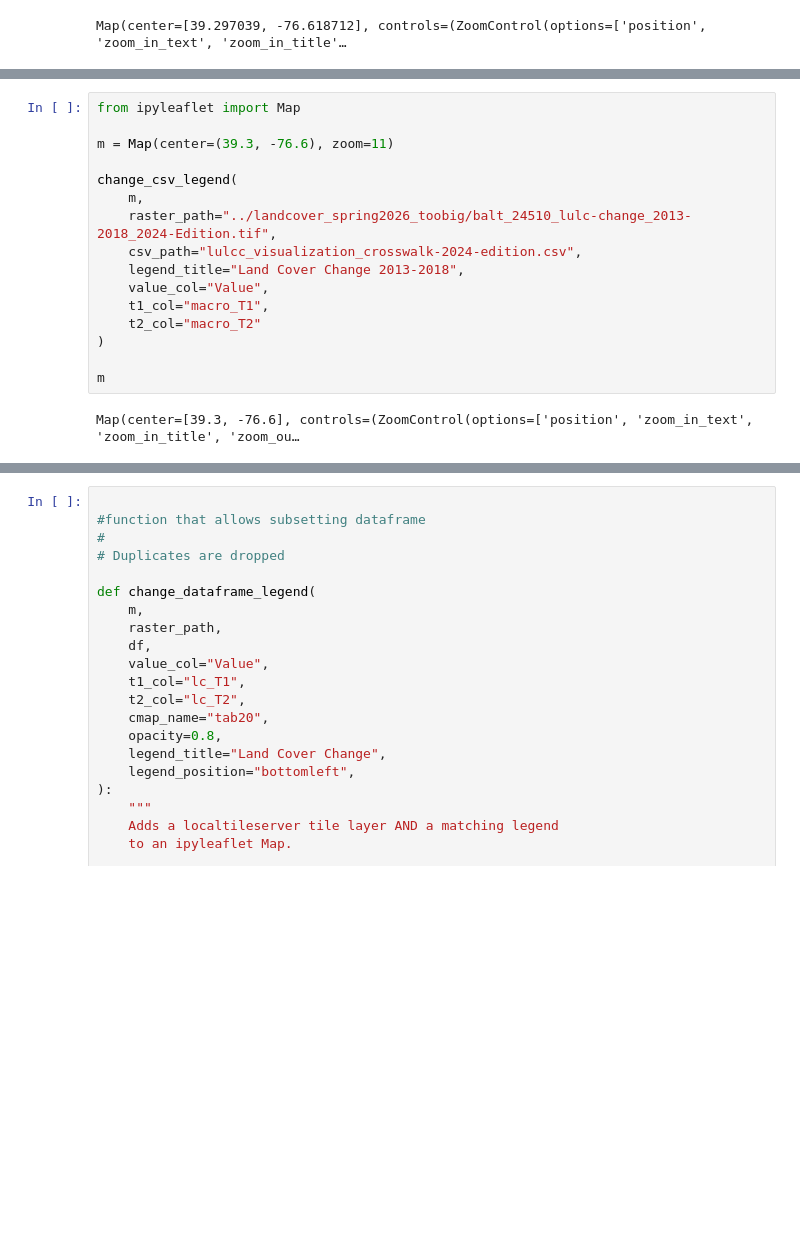
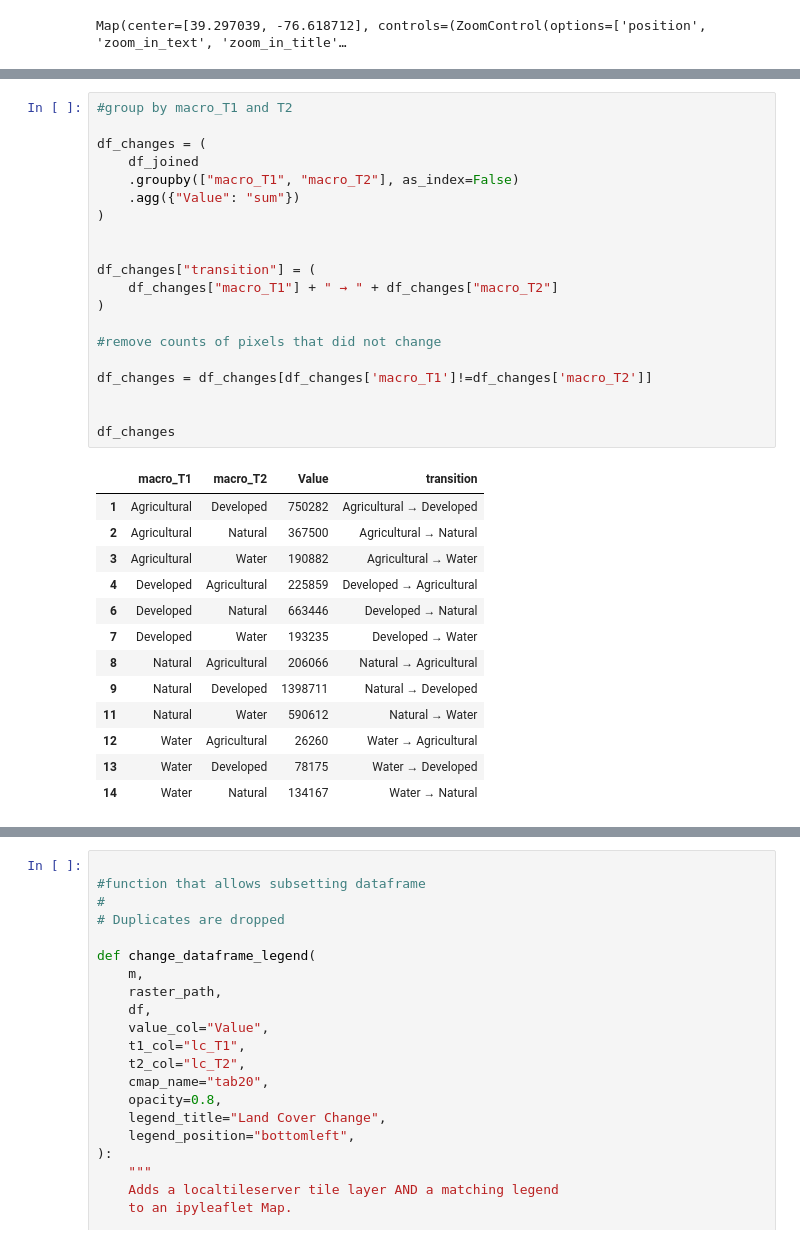
Before and after one commit to mosiahmaddox-tech/landcover_spring2026, a Jupyter notebook: landcover_01.ipynb, the cells around one changed output, grey strips where cells are left out. Saved outputs shown, nothing was run; the diff lists cells and outputs as text; blank space fills up the shorter version.

```diff
--- a/landcover_01.ipynb
+++ b/landcover_01.ipynb
@@ -149,18 +102,34 @@ def change_csv_legend(
 # %%
-from ipyleaflet import Map
+#group by macro_T1 and T2
 
-m = Map(center=(39.3, -76.6), zoom=11)
-
-change_csv_legend(
-    m,
-    raster_path="../landcover_spring2026_toobig/balt_24510_lulc-change_2013-2018_2024-Edition.tif",
-    csv_path="lulcc_visualization_crosswalk-2024-edition.csv",
-    legend_title="Land Cover Change 2013-2018",
-    value_col="Value",
-    t1_col="macro_T1",
-    t2_col="macro_T2"
+df_changes = (
+    df_joined
+    .groupby(["macro_T1", "macro_T2"], as_index=False)
+    .agg({"Value": "sum"})
 )
 
-m
+
+df_changes["transition"] = (
+    df_changes["macro_T1"] + " → " + df_changes["macro_T2"]
+)
+
+#remove counts of pixels that did not change
+
+df_changes = df_changes[df_changes['macro_T1']!=df_changes['macro_T2']]
+
+
+df_changes
 # %% [output]
-Map(center=[39.3, -76.6], controls=(ZoomControl(options=['position', 'zoom_in_text', 'zoom_in_title', 'zoom_ou…
+|  | macro_T1 | macro_T2 | Value | transition |
+| 1 | Agricultural | Developed | 750282 | Agricultural → Developed |
+| 2 | Agricultural | Natural | 367500 | Agricultural → Natural |
+| 3 | Agricultural | Water | 190882 | Agricultural → Water |
+| 4 | Developed | Agricultural | 225859 | Developed → Agricultural |
+| 6 | Developed | Natural | 663446 | Developed → Natural |
+| 7 | Developed | Water | 193235 | Developed → Water |
+| 8 | Natural | Agricultural | 206066 | Natural → Agricultural |
+| 9 | Natural | Developed | 1398711 | Natural → Developed |
+| 11 | Natural | Water | 590612 | Natural → Water |
+| 12 | Water | Agricultural | 26260 | Water → Agricultural |
+| 13 | Water | Developed | 78175 | Water → Developed |
+| 14 | Water | Natural | 134167 | Water → Natural |
```
Also changed, not shown: parts of 9 cells of this notebook.
